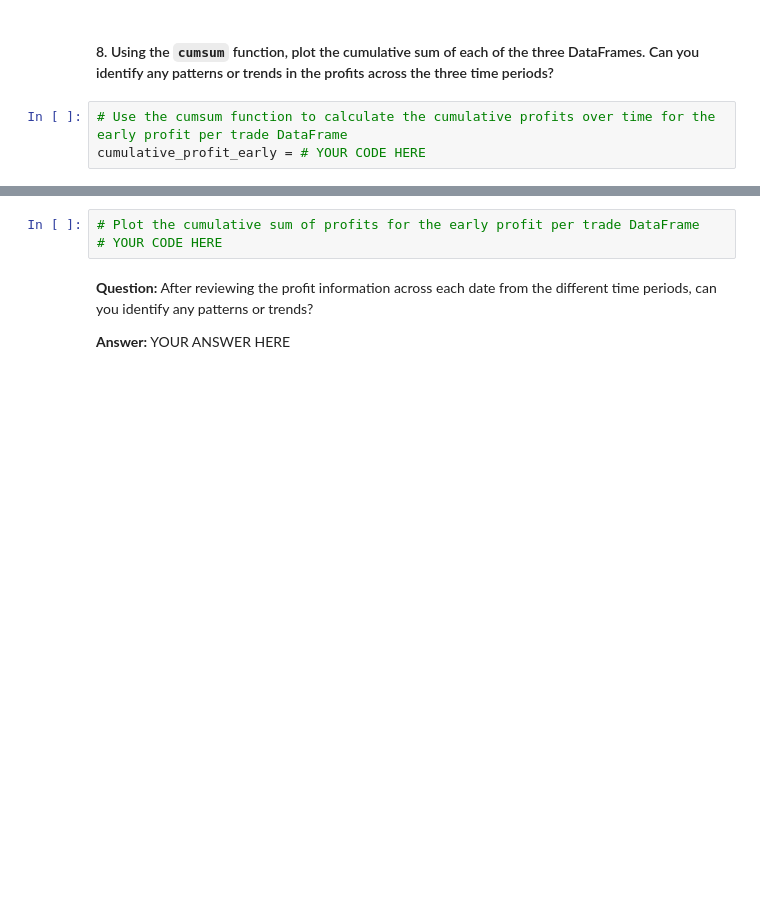
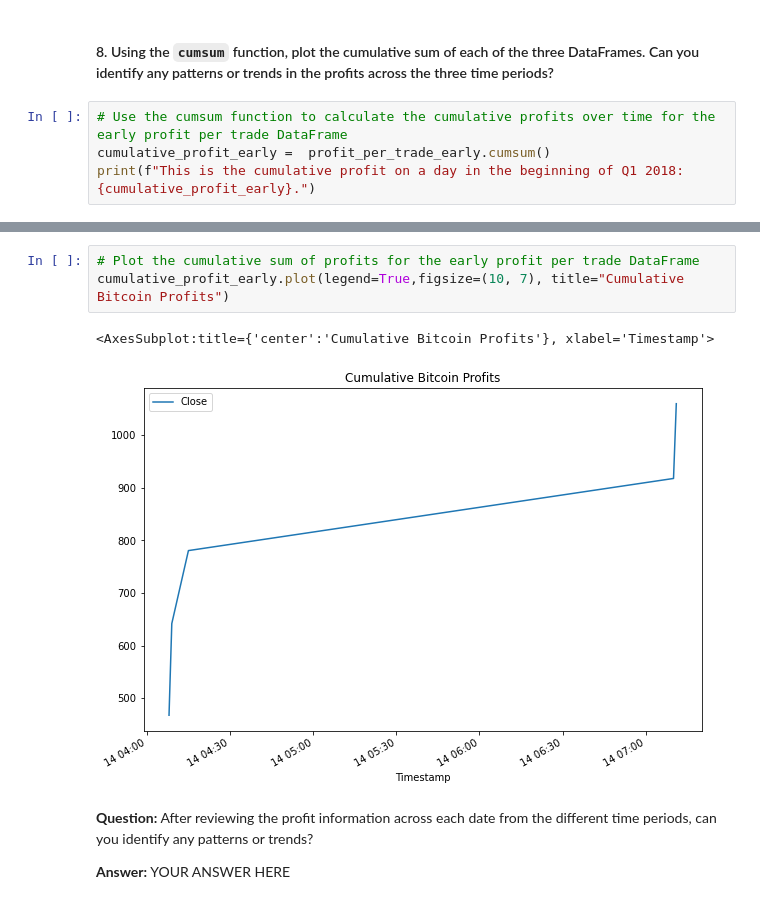
Before and after one commit to davepoppins5073/Challenge3_BitCoin_Arbitrage, a Jupyter notebook: crypto_arbitrage.ipynb, the cells around one changed output, grey strips where cells are left out. Drawn from its saved outputs; the diff is of its cells as text; blank space fills up the shorter version.

```diff
--- a/crypto_arbitrage.ipynb
+++ b/crypto_arbitrage.ipynb
@@ -640,4 +691,5 @@ profit_per_trade_early = # YOUR CODE HERE
 #### 8. Using the `cumsum` function, plot the cumulative sum of each of the three DataFrames. Can you identify any patterns or trends in the profits across the three time periods?
 # %%
 # Use the cumsum function to calculate the cumulative profits over time for the early profit per trade DataFrame
-cumulative_profit_early = # YOUR CODE HERE
+cumulative_profit_early =  profit_per_trade_early.cumsum()
+print(f"This is the cumulative profit on a day in the beginning of Q1 2018: {cumulative_profit_early}.")
@@ -644,6 +704,9 @@ cumulative_profit_early = # YOUR CODE HERE
 # %%
 # Plot the cumulative sum of profits for the early profit per trade DataFrame
-# YOUR CODE HERE
+cumulative_profit_early.plot(legend=True,figsize=(10, 7), title="Cumulative Bitcoin Profits")
+# %% [output]
+<AxesSubplot:title={'center':'Cumulative Bitcoin Profits'}, xlabel='Timestamp'>
+[figure, added]
 # %% [markdown]
 **Question:** After reviewing the profit information across each date from the different time periods, can you identify any patterns or trends?
 
```
Also changed, not shown: parts of 6 cells of this notebook.
